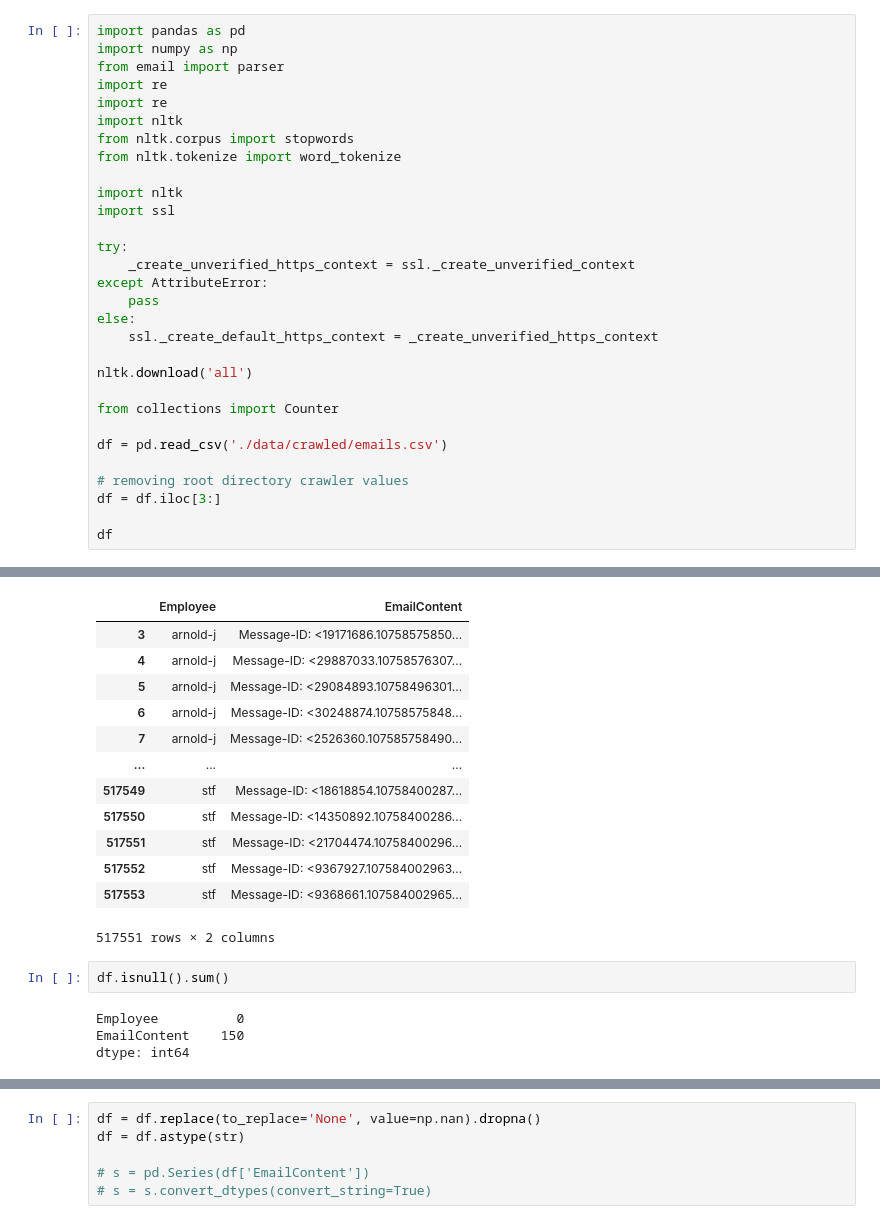
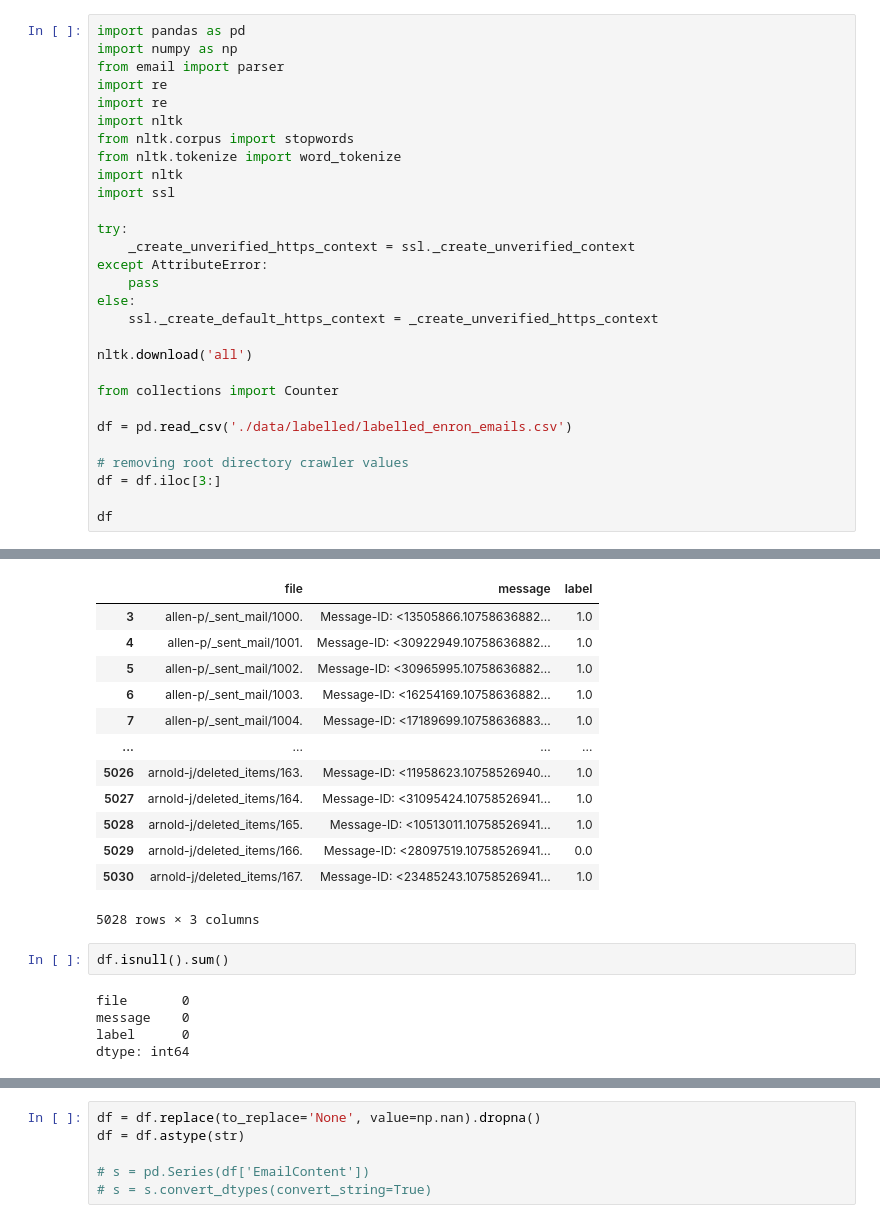
Before and after one commit to Akshay-Dongare/The-Professional-Filter, a Jupyter notebook: enron_parser.ipynb, the cells around one changed output, grey strips where cells are left out. Cells and saved outputs as stored; diff of their text form.

```diff
--- a/enron_parser.ipynb
+++ b/enron_parser.ipynb
@@ -7,7 +7,6 @@ import re
 import nltk
 from nltk.corpus import stopwords
 from nltk.tokenize import word_tokenize
-
 import nltk
 import ssl
 
@@ -22,7 +21,7 @@ nltk.download('all')
 
 from collections import Counter
 
-df = pd.read_csv('./data/crawled/emails.csv')
+df = pd.read_csv('./data/labelled/labelled_enron_emails.csv')
 
 # removing root directory crawler values
 df = df.iloc[3:]
@@ -46,24 +45,25 @@ df
 [nltk_data]    |   Package ycoe is already up-to-date!
 [nltk_data]    |
 [nltk_data]  Done downloading collection all
-|  | Employee | EmailContent |
-| 3 | arnold-j | Message-ID: <19171686.10758575850... |
-| 4 | arnold-j | Message-ID: <29887033.10758576307... |
-| 5 | arnold-j | Message-ID: <29084893.10758496301... |
-| 6 | arnold-j | Message-ID: <30248874.10758575848... |
-| 7 | arnold-j | Message-ID: <2526360.107585758490... |
-| ... | ... | ... |
-| 517549 | stf | Message-ID: <18618854.10758400287... |
-| 517550 | stf | Message-ID: <14350892.10758400286... |
-| 517551 | stf | Message-ID: <21704474.10758400296... |
-| 517552 | stf | Message-ID: <9367927.107584002963... |
-| 517553 | stf | Message-ID: <9368661.107584002965... |
+|  | file | message | label |
+| 3 | allen-p/_sent_mail/1000. | Message-ID: <13505866.10758636882... | 1.0 |
+| 4 | allen-p/_sent_mail/1001. | Message-ID: <30922949.10758636882... | 1.0 |
+| 5 | allen-p/_sent_mail/1002. | Message-ID: <30965995.10758636882... | 1.0 |
+| 6 | allen-p/_sent_mail/1003. | Message-ID: <16254169.10758636882... | 1.0 |
+| 7 | allen-p/_sent_mail/1004. | Message-ID: <17189699.10758636883... | 1.0 |
+| ... | ... | ... | ... |
+| 5026 | arnold-j/deleted_items/163. | Message-ID: <11958623.10758526940... | 1.0 |
+| 5027 | arnold-j/deleted_items/164. | Message-ID: <31095424.10758526941... | 1.0 |
+| 5028 | arnold-j/deleted_items/165. | Message-ID: <10513011.10758526941... | 1.0 |
+| 5029 | arnold-j/deleted_items/166. | Message-ID: <28097519.10758526941... | 0.0 |
+| 5030 | arnold-j/deleted_items/167. | Message-ID: <23485243.10758526941... | 1.0 |
-517551 rows × 2 columns
+5028 rows × 3 columns
 # %%
 df.isnull().sum()
 # %% [output]
-Employee          0
-EmailContent    150
+file       0
+message    0
+label      0
 dtype: int64
 # %%
 df.dropna()
```
Also changed, not shown: parts of 7 cells of this notebook, 11 other files.
